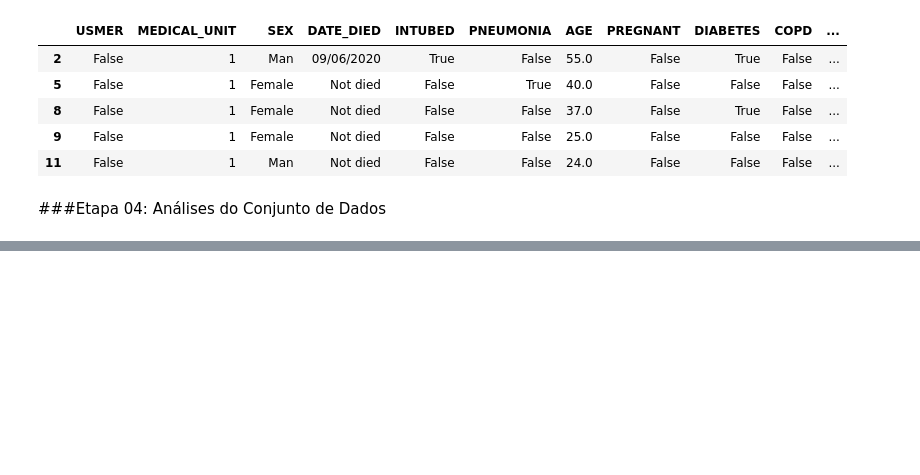
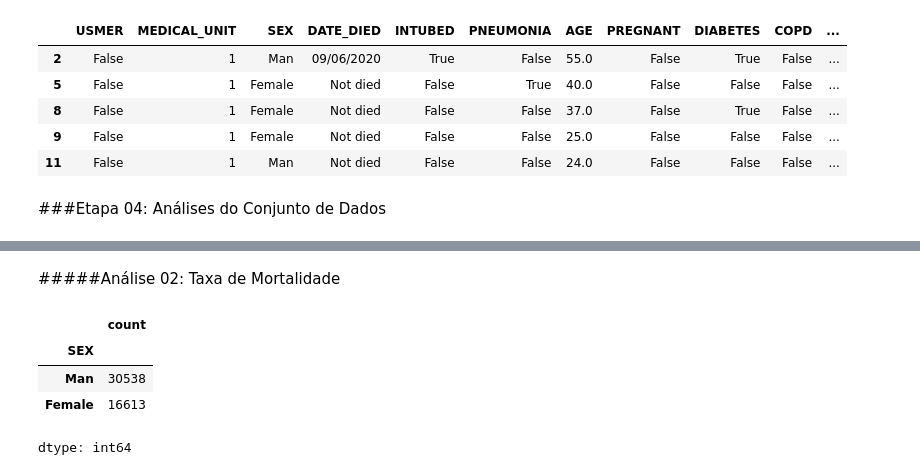
Before and after one commit to matheuspfferreira/python_data_science, a Jupyter notebook: Covid - 07/notebook/nb_covid.ipynb, the cells around one changed output, grey strips where cells are left out. Drawn from its saved outputs; the diff is of its cells as text; code cells hidden in the pictures; blank space fills up the shorter version.

```diff
--- a/Covid - 07/notebook/nb_covid.ipynb
+++ b/Covid - 07/notebook/nb_covid.ipynb
@@ -238,0 +259,13 @@ dados.head()
+# %% [markdown]
+#####Análise 02: Taxa de Mortalidade
+# %%
+# Descobrindo a quantidade de pacientes que morreram
+nao_morreu = 'Not died'
+taxa_mortalidade = dados.query('@nao_morreu != DATE_DIED')['SEX'].value_counts()
+taxa_mortalidade
+# %% [output]
+|  | count |
+| SEX |  |
+| Man | 30538 |
+| Female | 16613 |
+dtype: int64
```
Also changed, not shown: parts of 8 cells of this notebook.
